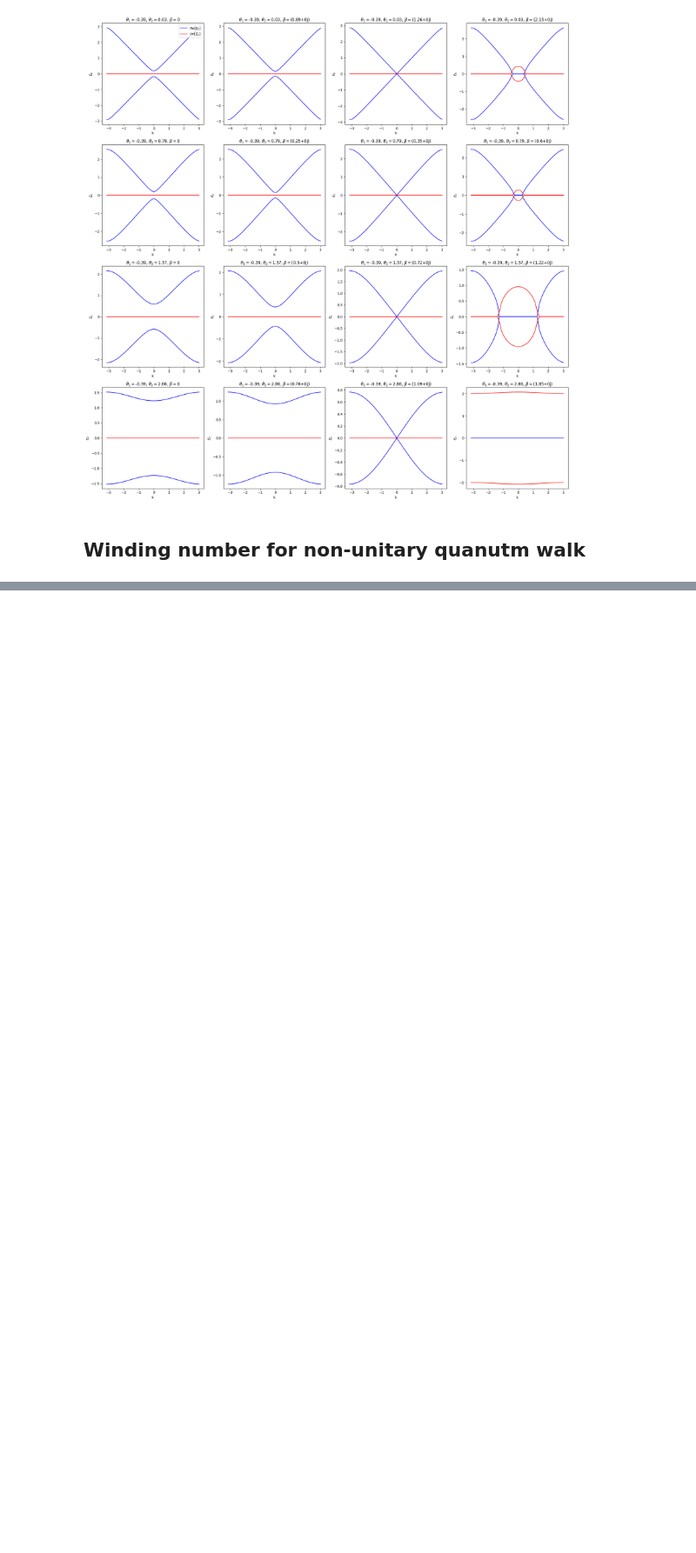
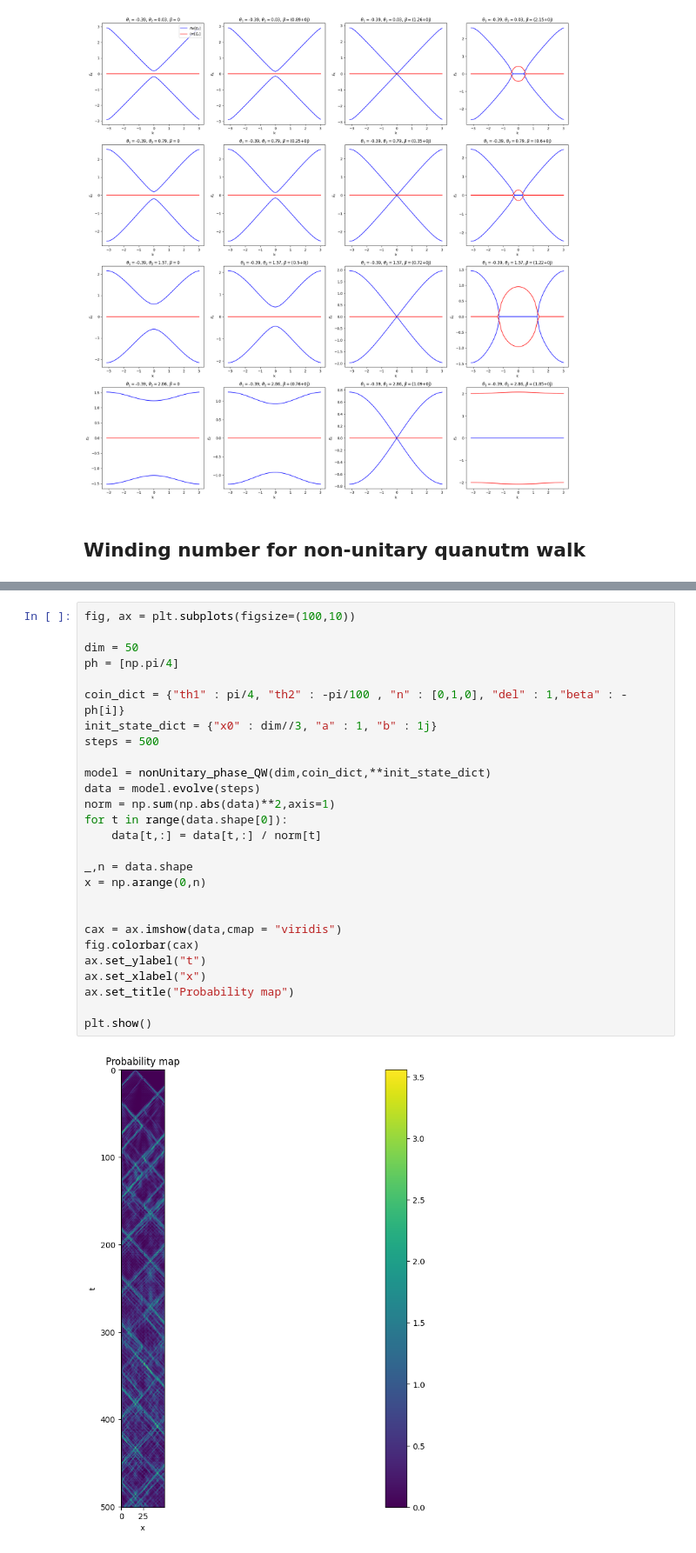
Before and after one commit to JedrekSt/NonHermitianQW, a Jupyter notebook: demo_/non_unitary.ipynb, the cells around one changed output, grey strips where cells are left out. Shown at 87% size. Cells and saved outputs as stored; diff of their text form; blank space fills up the shorter version.

```diff
--- a/demo_/non_unitary.ipynb
+++ b/demo_/non_unitary.ipynb
@@ -175,0 +174,29 @@ data_ans = np.vectorize(berry_phase)(th_1,th_2,beta)
+# %%
+fig, ax = plt.subplots(figsize=(100,10))
+
+dim = 50
+ph = [np.pi/4]
+
+coin_dict = {"th1" : pi/4, "th2" : -pi/100 , "n" : [0,1,0], "del" : 1,"beta" : -ph[i]}
+init_state_dict = {"x0" : dim//3, "a" : 1, "b" : 1j}
+steps = 500
+
+model = nonUnitary_phase_QW(dim,coin_dict,**init_state_dict)
+data = model.evolve(steps)
+norm = np.sum(np.abs(data)**2,axis=1)
+for t in range(data.shape[0]):
+    data[t,:] = data[t,:] / norm[t]
+
+_,n = data.shape
+x = np.arange(0,n)
+
+
+cax = ax.imshow(data,cmap = "viridis")
+fig.colorbar(cax)
+ax.set_ylabel("t")
+ax.set_xlabel("x")
+ax.set_title("Probability map")
+
+plt.show()
+# %% [output]
+[figure, added]
```
Also changed, not shown: parts of 3 cells of this notebook, 1 other file.
